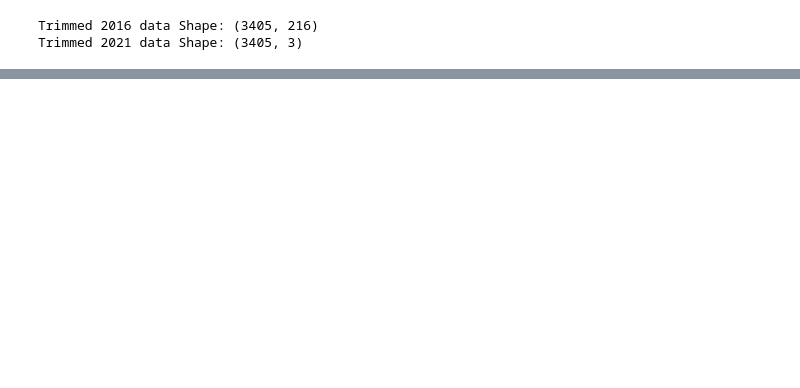
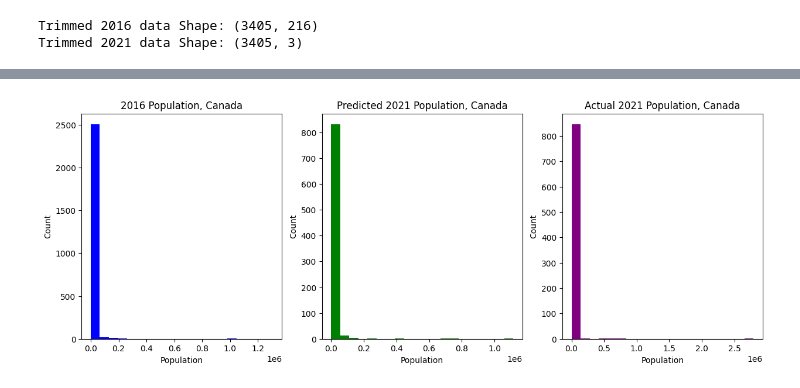
Before and after one commit to danesheppard/CommunityGrowthPrediction, a Jupyter notebook: pythonScripts/CanadaWideAnalysis.ipynb, the cells around one changed output, grey strips where cells are left out. Saved outputs shown, nothing was run; the diff lists cells and outputs as text; code cells hidden in the pictures; blank space fills up the shorter version.

```diff
--- a/pythonScripts/CanadaWideAnalysis.ipynb
+++ b/pythonScripts/CanadaWideAnalysis.ipynb
@@ -52,0 +184,18 @@ Trimmed 2021 data Shape: (3405, 3)
+# %%
+# Let's also plot the 2016 distribution, the predicted distribution, and the actual distribution
+# as a set of subplots.
+# This will let us see how the communities changed over time
+fig, axs = plt.subplots(1, 3, figsize=(15, 5))
+dataSets = [yTrain, yPred, yVal]
+titles = [f'2016 Population, {dataSetName}', f'Predicted 2021 Population, {dataSetName}', f'Actual 2021 Population, {dataSetName}']
+colors = ['blue', 'green', 'purple']
+for i in range(3):
+    axs[i].hist(dataSets[i], bins=20, color=colors[i])
+    axs[i].set_title(titles[i])
+    axs[i].set_xlabel('Population')
+    axs[i].set_ylabel('Count')
+
+# Let's save the plot in our figures folder
+plt.savefig(f'../figures/pred_distributions_census_only_no_tuning_{dataSetName}.png')
+# %% [output]
+[figure, added]
```
Also changed, not shown: parts of 7 cells of this notebook, 5 other files.
